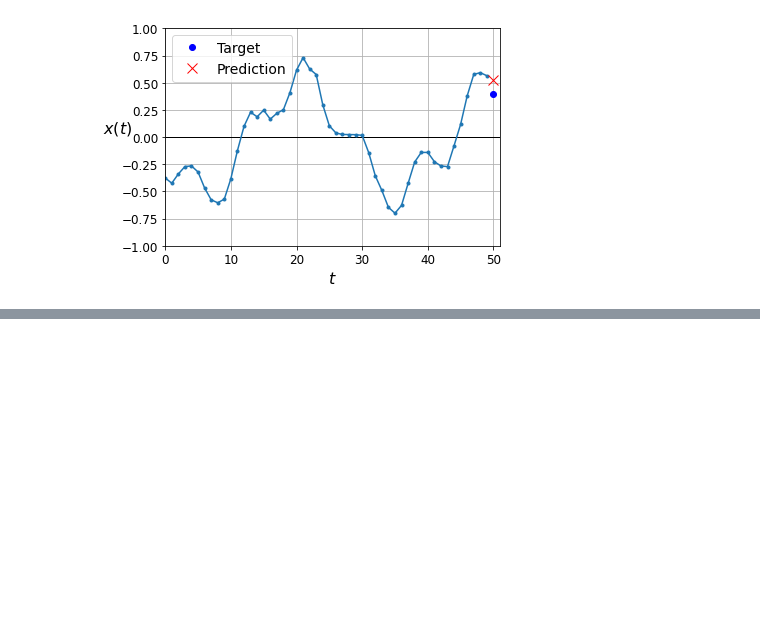
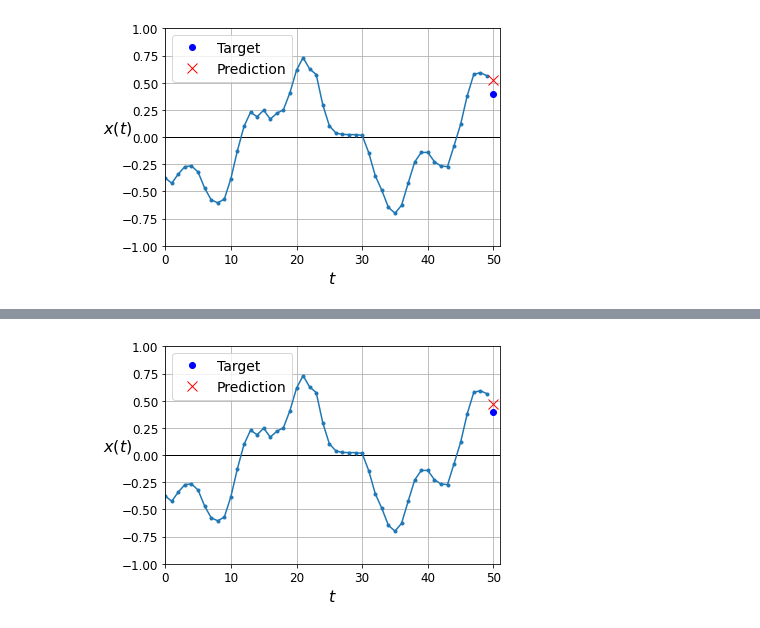
Before and after one commit to SohyeonKim-dev/MachineLearning_HandsOnML, a Jupyter notebook: 14_processing_sequences_using_rnns_and_cnns.ipynb, the cells around one changed output, grey strips where cells are left out. Drawn from its saved outputs; the diff is of its cells as text; code cells hidden in the pictures; blank space fills up the shorter version.

```diff
--- a/14_processing_sequences_using_rnns_and_cnns.ipynb
+++ b/14_processing_sequences_using_rnns_and_cnns.ipynb
@@ -174,0 +266,6 @@ plt.show()
+# %%
+y_pred = model.predict(X_valid)
+plot_series(X_valid[0, :, 0], y_valid[0, 0], y_pred[0, 0])
+plt.show()
+# %% [output]
+[figure, added]
```
Also changed, not shown: parts of 9 cells of this notebook.
